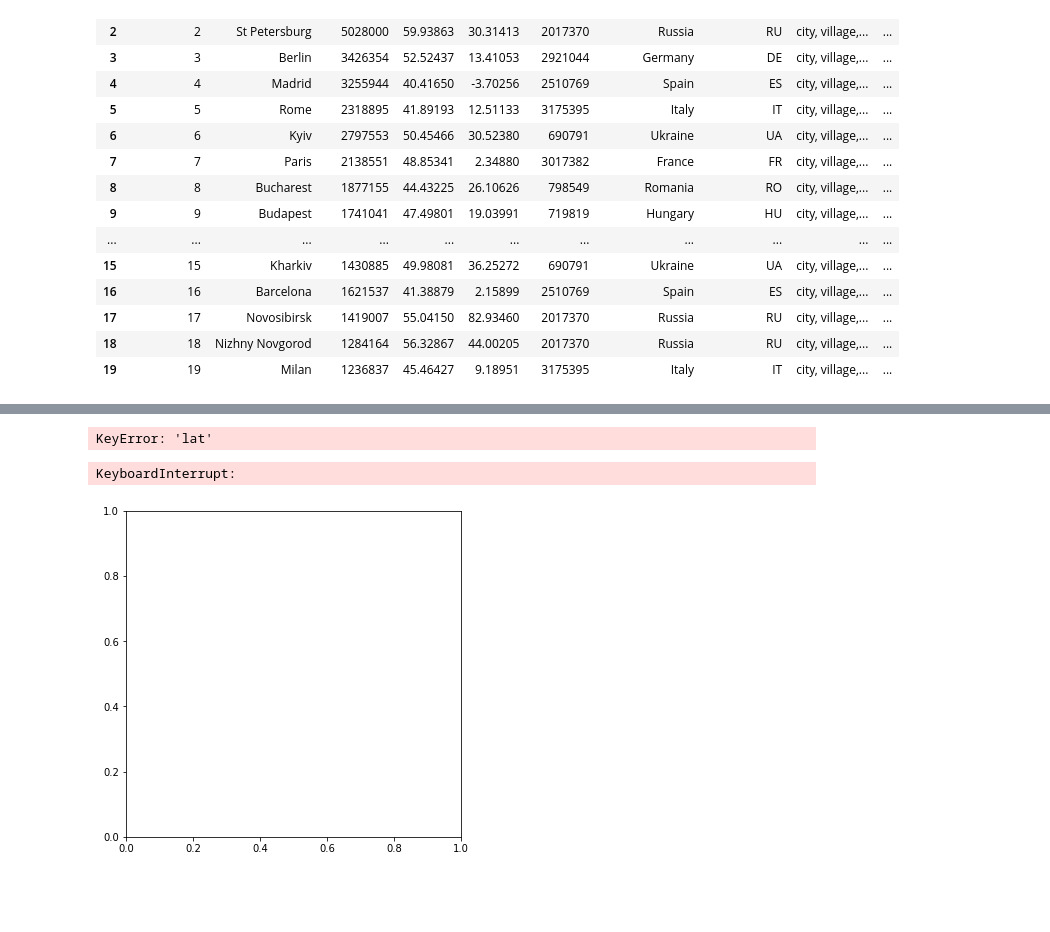
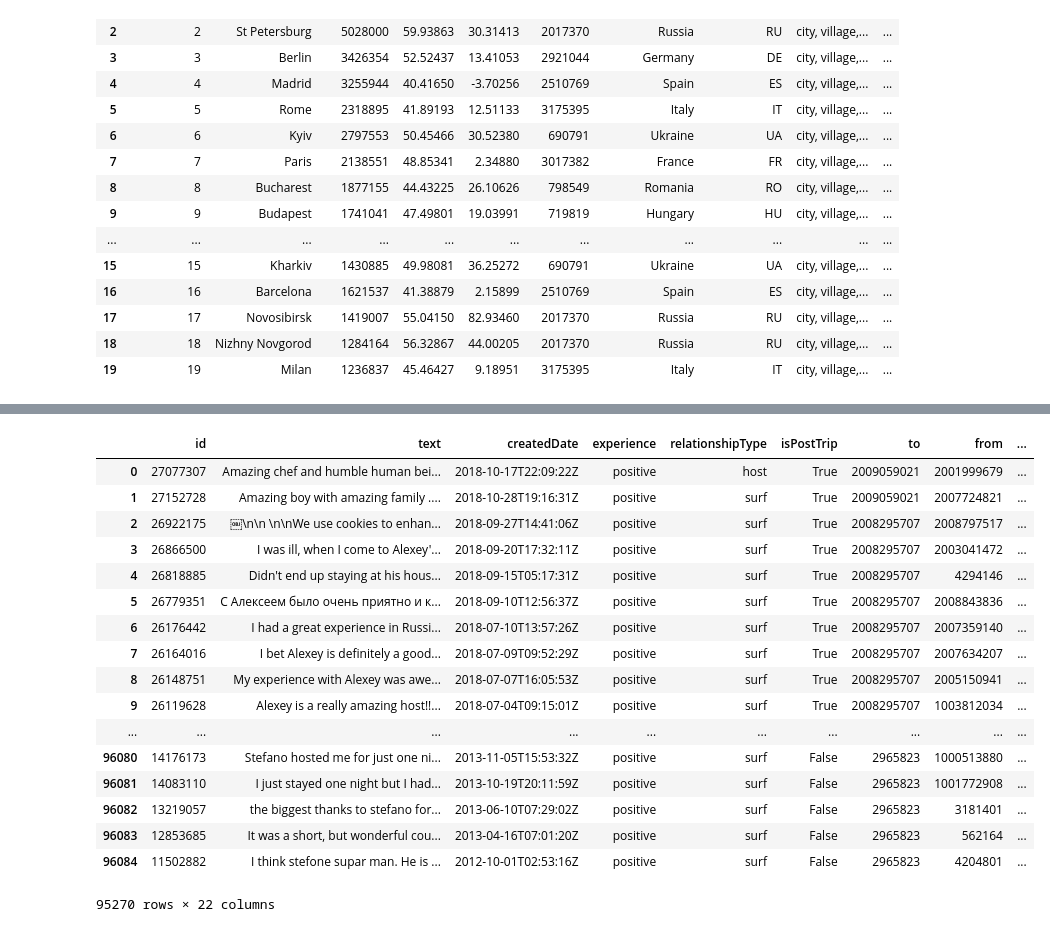
Before and after one commit to eikekutz/SocialGraphFinalProject, a Jupyter notebook: Part2-GeographicalNetwork.ipynb, the cells around one changed output, grey strips where cells are left out. Saved outputs shown, nothing was run; the diff lists cells and outputs as text; code cells hidden in the pictures; blank space fills up the shorter version.

Commit message:
Add map for users

```diff
--- a/Part2-GeographicalNetwork.ipynb
+++ b/Part2-GeographicalNetwork.ipynb
@@ -88,0 +69,5 @@ hosts
+# %%
+#drop entries that couldn't be found in the preprocessing part
+print(len(rev))
+rev=rev[pd.to_numeric(rev['lat'], errors='coerce').notnull()]
+print(len(rev))
@@ -89,35 +152,36 @@ hosts
 # %%
-G = nx.MultiDiGraph()
-#Add hosts to the network
-G.add_nodes_from([(rows['name'],{'lat':rows['lat'],'lng':rows['lng']}) for idx,rows in hosts.iterrows()])
-#Add users to the network from the source reviews/surfers
-
-#Add users to the network from the source reviews/hosts
-
-
-
-links = []
-user_id_unique=set(hosts['id'].tolist())
-G.add_nodes_from([(rows['name'],{'lat':rows['lat'],'lng':rows['lng']}) for idx,rows in cities.iterrows()])
-G.add_nodes_from([(rows['fromPublicAddressDescription'],{'lat':rows['lat'],'lng':rows['lng']}) for idx,rows in rev.iterrows() if rows['lat'] !='NaN' and rows['lng']!='NaN'])
+#user_id_unique=set(hosts['id'].tolist())
+#G.add_nodes_from([(rows['name'],{'lat':rows['lat'],'lng':rows['lng']}) for idx,rows in cities.iterrows()])
+#G.add_nodes_from([(rows['fromPublicAddressDescription'],{'lat':rows['lat'],'lng':rows['lng']}) for idx,rows in rev.iterrows() if rows['lat'] !='NaN' and rows['lng']!='NaN'])
 #for idx,r in rev.iterrows():
     #if r['from'] in hosts['id'].tolist() and r['to'] in hosts['id'].tolist():
     #if r['from'] in list(G.nodes()):
     #    if r['relationshipType']=='surf':
     #        #G.add_edge(hosts.loc[hosts['id']==r['from']]['city'].item(),hosts.loc[hosts['id']==r['to']]['city'].item())
     #        G.add_edge()
     #    if r['relationshipType']=='host':
     #        G.add_edge(hosts.loc[hosts['id']==r['to']]['city'].item(),hosts.loc[hosts['id']==r['from']]['city'].item())
 #G.add_edges_from([(rows['to'],rows['from'])for index,rows in rev[['to','from','relationshipType']].iterrows() if rows['relationshipType']=='host' and G.has_node(rows['to']) and G.has_node(rows['from'])])
 #G.add_edges_from([(rows['from'],rows['to'])for index,rows in rev[['to','from','relationshipType']].iterrows() if rows['relationshipType']=='surf' and G.has_node(rows['to']) and G.has_node(rows['from'])])
+
+2001999679
+rev
 # %% [output]
+|  | id | text | createdDate | experience | relationshipType | isPostTrip | to | from | ... |
+| 0 | 27077307 | Amazing chef and humble human bei... | 2018-10-17T22:09:22Z | positive | host | True | 2009059021 | 2001999679 | ... |
+| 1 | 27152728 | Amazing boy with amazing family .... | 2018-10-28T19:16:31Z | positive | surf | True | 2009059021 | 2007724821 | ... |
+| 2 | 26922175 | ￼\n\n \n\nWe use cookies to enhan... | 2018-09-27T14:41:06Z | positive | surf | True | 2008295707 | 2008797517 | ... |
+| 3 | 26866500 | I was ill, when I come to Alexey'... | 2018-09-20T17:32:11Z | positive | surf | True | 2008295707 | 2003041472 | ... |
+| 4 | 26818885 | Didn't end up staying at his hous... | 2018-09-15T05:17:31Z | positive | surf | True | 2008295707 | 4294146 | ... |
+| 5 | 26779351 | С Алексеем было очень приятно и к... | 2018-09-10T12:56:37Z | positive | surf | True | 2008295707 | 2008843836 | ... |
+| 6 | 26176442 | I had a great experience in Russi... | 2018-07-10T13:57:26Z | positive | surf | True | 2008295707 | 2007359140 | ... |
+| 7 | 26164016 | I bet Alexey is definitely a good... | 2018-07-09T09:52:29Z | positive | surf | True | 2008295707 | 2007634207 | ... |
+| 8 | 26148751 | My experience with Alexey was awe... | 2018-07-07T16:05:53Z | positive | surf | True | 2008295707 | 2005150941 | ... |
+| 9 | 26119628 | Alexey is a really amazing host!!... | 2018-07-04T09:15:01Z | positive | surf | True | 2008295707 | 1003812034 | ... |
+| ... | ... | ... | ... | ... | ... | ... | ... | ... | ... |
+| 96080 | 14176173 | Stefano hosted me for just one ni... | 2013-11-05T15:53:32Z | positive | surf | False | 2965823 | 1000513880 | ... |
+| 96081 | 14083110 | I just stayed one night but I had... | 2013-10-19T20:11:59Z | positive | surf | False | 2965823 | 1001772908 | ... |
+| 96082 | 13219057 | the biggest thanks to stefano for... | 2013-06-10T07:29:02Z | positive | surf | False | 2965823 | 3181401 | ... |
+| 96083 | 12853685 | It was a short, but wonderful cou... | 2013-04-16T07:01:20Z | positive | surf | False | 2965823 | 562164 | ... |
+| 96084 | 11502882 | I think stefone supar man. He is ... | 2012-10-01T02:53:16Z | positive | surf | False | 2965823 | 4204801 | ... |
-KeyError: 'lat'
+95270 rows × 22 columns
-# %%
-fig, ax = plt.subplots(1, 1, figsize=(6, 6))
-nx.draw_networkx(G, ax=ax, node_size=5,
-                 font_size=6, alpha=.5,
-                 width=.5)
-ax.set_axis_off()
-# %% [output]
-KeyboardInterrupt:
-[figure, removed]
```
Also changed, not shown: parts of 15 cells of this notebook, 1 other file.
